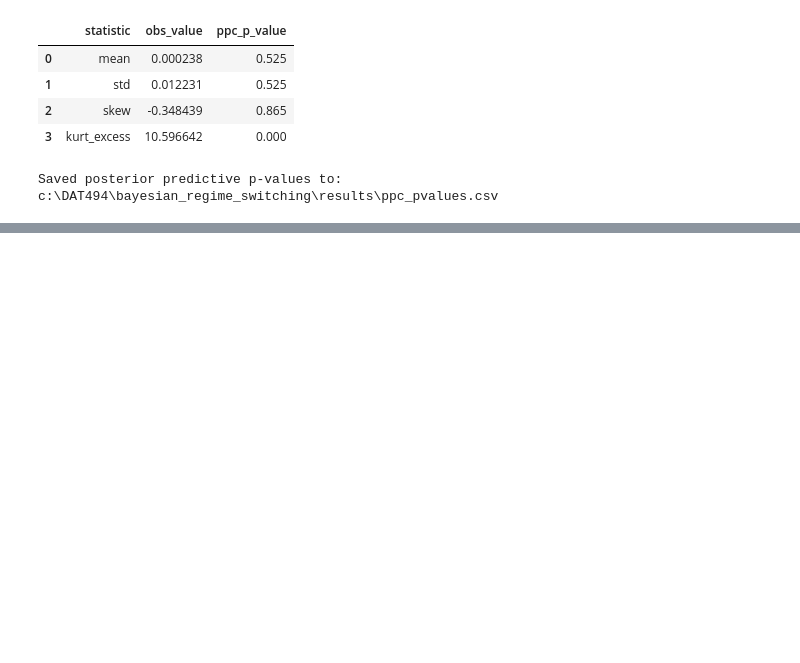
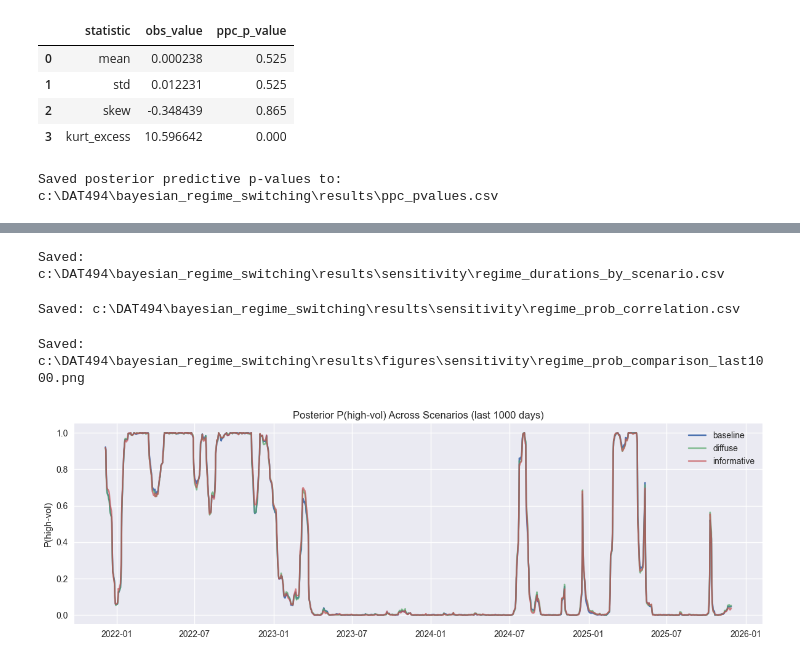
Before and after one commit to PranavPokar/bayesian_regime_switching, a Jupyter notebook: notebooks/03_bayesian_hmm_model.ipynb, the cells around one changed output, grey strips where cells are left out. Saved outputs shown, nothing was run; the diff lists cells and outputs as text; code cells hidden in the pictures; blank space fills up the shorter version.

Commit message:
Sensitivity Analysis

```diff
--- a/notebooks/03_bayesian_hmm_model.ipynb
+++ b/notebooks/03_bayesian_hmm_model.ipynb
@@ -1067,0 +1635,53 @@ Saved posterior predictive p-values to: c:\DAT494\bayesian_regime_switching\resu
+# %%
+dur_path = os.path.join(sensitivity_dir, "regime_durations_by_scenario.csv")
+all_durations.to_csv(dur_path, index=False)
+print("Saved:", dur_path)
+# %% [output]
+Saved: c:\DAT494\bayesian_regime_switching\results\sensitivity\regime_durations_by_scenario.csv
+# %%
+# Compare regime probability paths across scenarios
+
+posterior_prob_df = pd.DataFrame({
+    "Date": dates,
+    "baseline": baseline_results["posterior_prob_highvol"],
+    "diffuse": diffuse_results["posterior_prob_highvol"],
+    "informative_persistent": informative_results["posterior_prob_highvol"],
+}).set_index("Date")
+
+posterior_prob_df.head()
+
+corr_matrix = posterior_prob_df.corr()
+corr_matrix
+
+corr_path = os.path.join(sensitivity_dir, "regime_prob_correlation.csv")
+corr_matrix.to_csv(corr_path)
+print("Saved:", corr_path)
+# %% [output]
+Saved: c:\DAT494\bayesian_regime_switching\results\sensitivity\regime_prob_correlation.csv
+# %%
+# plot comparison
+
+fig, ax = plt.subplots(figsize=(12, 4))
+
+subslice = slice(-1000, None)  # last 1000 days, for example
+
+ax.plot(posterior_prob_df.index[subslice], posterior_prob_df["baseline"].iloc[subslice], label="baseline")
+ax.plot(posterior_prob_df.index[subslice], posterior_prob_df["diffuse"].iloc[subslice], label="diffuse", alpha=0.7)
+ax.plot(posterior_prob_df.index[subslice], posterior_prob_df["informative_persistent"].iloc[subslice], label="informative", alpha=0.7)
+
+ax.set_title("Posterior P(high-vol) Across Scenarios (last 1000 days)")
+ax.set_ylabel("P(high-vol)")
+ax.set_ylim(-0.05, 1.05)
+ax.legend()
+plt.tight_layout()
+
+sens_fig_dir = os.path.join(FIGURES_DIR, "sensitivity")
+os.makedirs(sens_fig_dir, exist_ok=True)
+fig_path = os.path.join(sens_fig_dir, "regime_prob_comparison_last1000.png")
+fig.savefig(fig_path, dpi=200)
+print("Saved:", fig_path)
+
+plt.show()
+# %% [output]
+Saved: c:\DAT494\bayesian_regime_switching\results\figures\sensitivity\regime_prob_comparison_last1000.png
+[figure, added]
```
Also changed, not shown: parts of 30 cells of this notebook, 10 other files.
